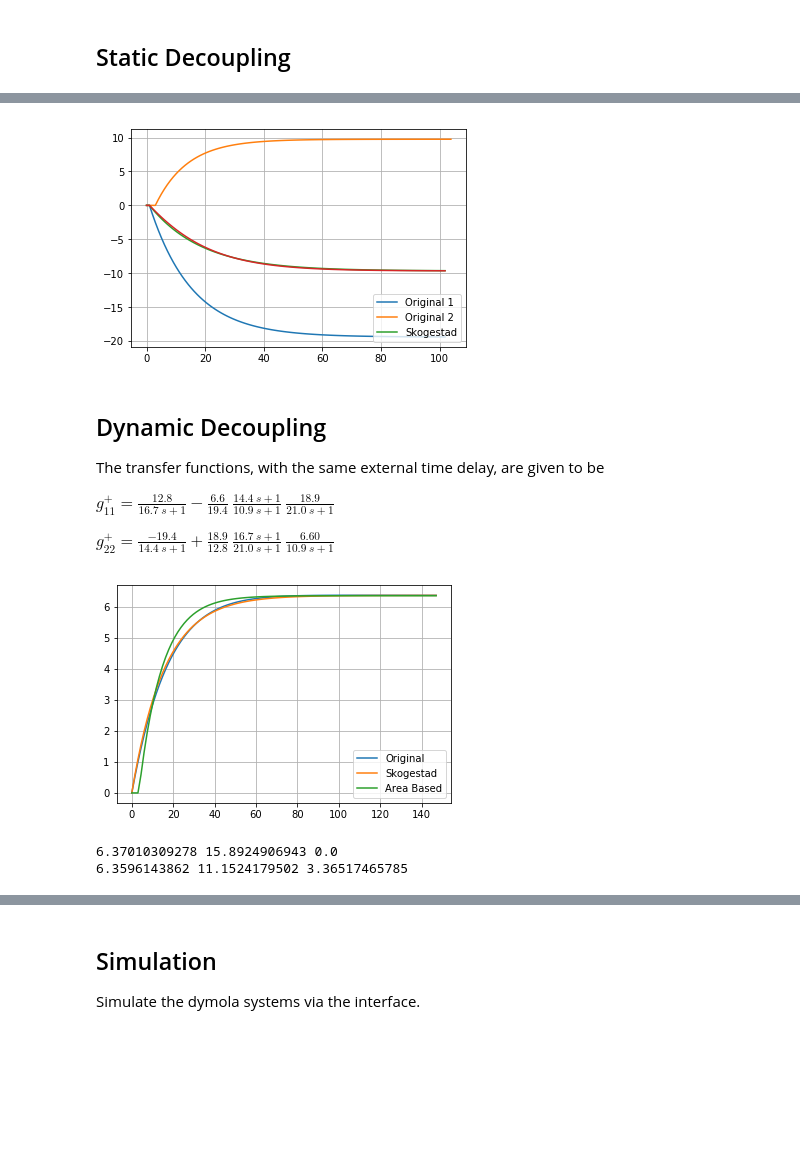
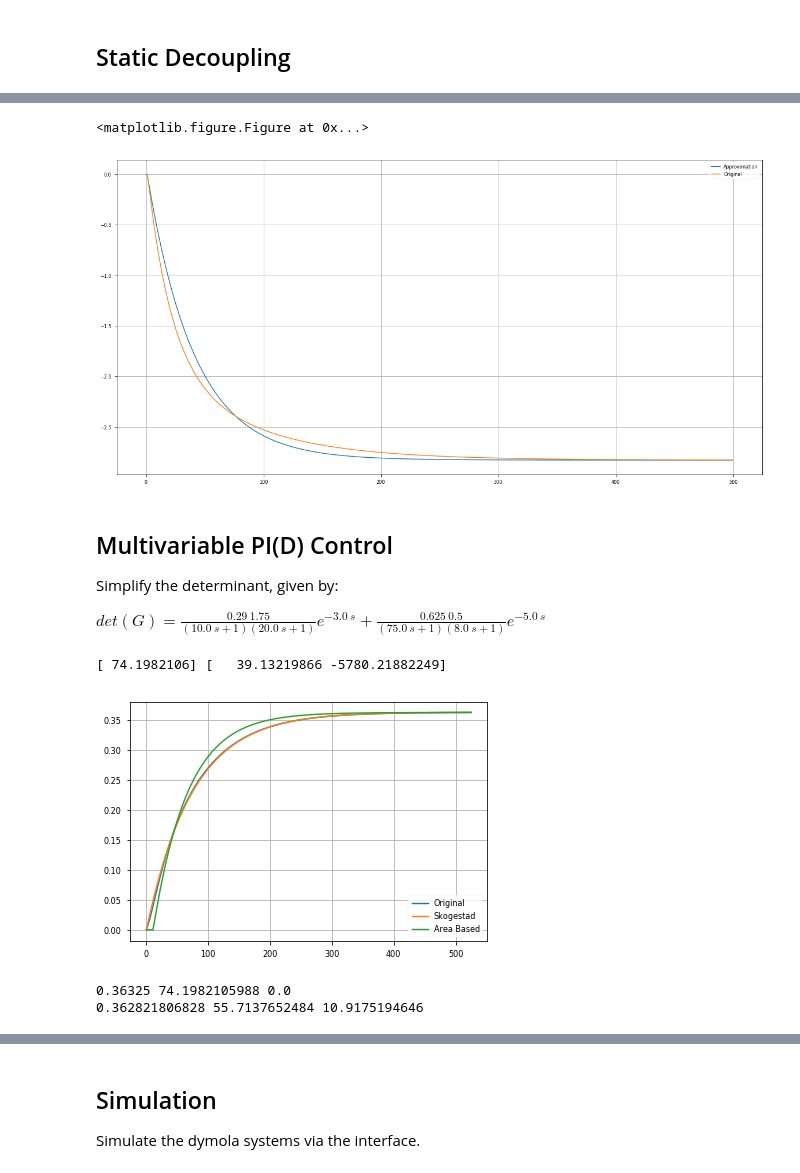
Before and after one commit to AlCap23/IfT_Decoupling, a Jupyter notebook: Python/Experimental System.ipynb, the cells around one changed output, grey strips where cells are left out. Saved outputs shown, nothing was run; the diff lists cells and outputs as text; code cells hidden in the pictures; blank space fills up the shorter version.

Commit message:
Update Evaluation
Updated the determinant of Rosenbrocks system

```diff
--- a/Python/Experimental System.ipynb
+++ b/Python/Experimental System.ipynb
@@ -55,7 +55,7 @@ $g^+_{22} = \frac{-19.4}{14.4~s+1}+ \frac{18.9}{12.8}~\frac{6.60}{10.9~s+1}$
 # %%
 # G11
 # Get the real , delay free system
-g = cn.tf([12.8],[16.7,1.]) - 6.6 / 19.4 * cn.tf([18.9],[21.,1])
+g = cn.tf([-0.29],[10.0,1.]) - 0.5 / 1.75 * cn.tf([0.625],[8.,1])
 # Get the static gain
 K = cn.dcgain(g)[0,0]
 # Normalize the transfer function
@@ -86,7 +86,7 @@ fig, ax = plt.subplots(figsize=(20, 10))
 ax.plot(t,y, label = "Original")
 ax.plot(t,yM, label = "Skogestad")
 ax.plot(t,yM2, label = "Area Based")
-ax.legend(loc = "lower right")
+ax.legend(loc = "upper right")
 ax.grid(True)
 plt.show()
 
@@ -136,7 +130,7 @@ plt.show()
 # %%
 # G22
 # Get the real , delay free system
-g = cn.tf([-19.4],[14.4,1.]) +18.9/12.8 * cn.tf([6.6],[10.9,1])
+g = cn.tf([-1.75],[20.,1.]) - 0.625 / 0.29 * cn.tf([0.5],[75.0,1])
 # Get the static gain
 K = cn.dcgain(g)[0,0]
 # Normalize the transfer function
@@ -176,40 +320,43 @@ print(k2,t2,l2)
 # %%
 # Show the real system response
 # Delay free addend
-g1 = cn.tf([-19.4],[14.4,1.])
-g2 = 18.9/12.8 * cn.tf([6.6],[10.9,1])
+g1 = cn.tf([-1.75],[20.,1.])
+g2 = - 0.625 / 0.29 * cn.tf([0.5],[75.0,1]) * cn.tf([10.,1.],[8.0,1.])
 gM = cn.tf(K,[T,1])
 # Simulate the step responses with a fixed time
+t = np.arange(0, 500, 0.25)
 y1, t1 = cn.step(g1, t)
-y2, t2 = cn.step(g2, t1)
-yM, tM = cn.step(gM, t2)
-# Add the delay, use the same time values as input to reduce the delta t!
-y1, t1 = pf.Time_Delay(1., y1, t1)
-y2, t2 = pf.Time_Delay(3., y2, t2)
-yM, tM = pf.Time_Delay(L+1., yM, tM)
+y2, t2 = cn.step(g2, t)
+yM, tM = cn.step(gM, t)
+# Add the delay, use the same time values
+y1, t = pf.Time_Delay(1., y1, t1, t)
+y2, t = pf.Time_Delay(3., y2, t2, t)
+yM, t = pf.Time_Delay(L+1., yM, tM, t)
 
 # Plot
-plt.plot(t1,y1, label = "Original 1")
-plt.plot(t2,y2, label = "Original 2")
-plt.plot(tM,yM, label = "Skogestad")
-plt.plot(t1, y1+y2)
-plt.legend(loc = "lower right")
+plt.clf()
+fig, ax = plt.subplots(figsize=(20, 10))
+#plt.plot(t,y1, label = "Original 1")
+#plt.plot(t,y2, label = "Original 2")
+plt.plot(t,yM, label = "Approximation")
+plt.plot(t, y1+y2, label = "Original")
+plt.legend(loc = "upper right")
 plt.grid(True)
 plt.show()
 # %% [output]
+<matplotlib.figure.Figure at 0x...>
-[figure, old version]
+[figure, new version]
-# %% [markdown]
-## Dynamic Decoupling
-
-The transfer functions, with the same external time delay,  are given to be
-
-$g_{11}^+ = \frac{12.8}{16.7~s+1} - \frac{6.6}{19.4}~\frac{14.4~s+1}{10.9~s+1}~\frac{18.9}{21.0~s+1}$
-
-$g^+_{22} = \frac{-19.4}{14.4~s+1}+ \frac{18.9}{12.8}~\frac{16.7~s+1}{21.0~s+1}~\frac{6.60}{10.9~s+1}$
+# %% [markdown]
+## Multivariable PI(D) Control
+
+Simplify the determinant, given by:
+
+$det(G) = \frac{0.29 ~ 1.75}{(10.0~s+1) (20.0~s+1)} e^{-3.0~s} + \frac{0.625 ~ 0.5}{(75.0~s+1) (8.0~s+1)} e^{-5.0~s} $
 # %%
 # G11
 # Get the real , delay free system
-g = cn.tf([12.8],[16.7,1.]) - 6.6 / 19.4 * cn.tf([18.9],[21.,1]) *cn.tf([14.4,1],[10.9,1])
+g =  cn.tf([0.29],[10.0])*cn.tf([1.75],[20.,1.]) + cn.tf([0.625],[75.0,1.])*cn.tf([0.5],[8.,1.])
+detG = g
 # Get the static gain
 K = cn.dcgain(g)[0,0]
 # Normalize the transfer function
@@ -228,10 +375,11 @@ den = -1./den
 T,L = pf.MODEL_TO_FOTD(num, den)
 
 y, t = cn.step(g)
-yM = pf.Simulate_FOPTD(float(K),float(T),float(L), t)
+yM, tM = cn.step(cn.tf(K,[T,1.]), t)
+yM, t = pf.Time_Delay(L, yM,tM,t)
 
 # Area Identification
-k2,t2,l2 = pf.FOTD_AREA_IDENTIFICATION(y,1.,t)
+k2,t2,l2 = pf.FOTD_AREA_IDENTIFICATION(y,1.,t,derivativeCompensation=False)
 yM2 = pf.Simulate_FOPTD(float(k2),float(t2),float(l2),t)
 plt.plot(t,y, label = "Original")
 plt.plot(t,yM, label = "Skogestad")
@@ -243,9 +391,10 @@ plt.show()
 print(K,T,L)
 print(k2,t2,l2)
 # %% [output]
+[ 74.1982106] [   39.13219866 -5780.21882249]
-[figure, old version]
+[figure, new version]
-6.37010309278 15.8924906943 0.0
-6.3596143862 11.1524179502 3.36517465785
+0.36325 74.1982105988 0.0
+0.362821806828 55.7137652484 10.9175194646
 # %%
 # Show the real system response
 # Delay free addend
```
Also changed, not shown: parts of 19 cells of this notebook, 3 other files.
